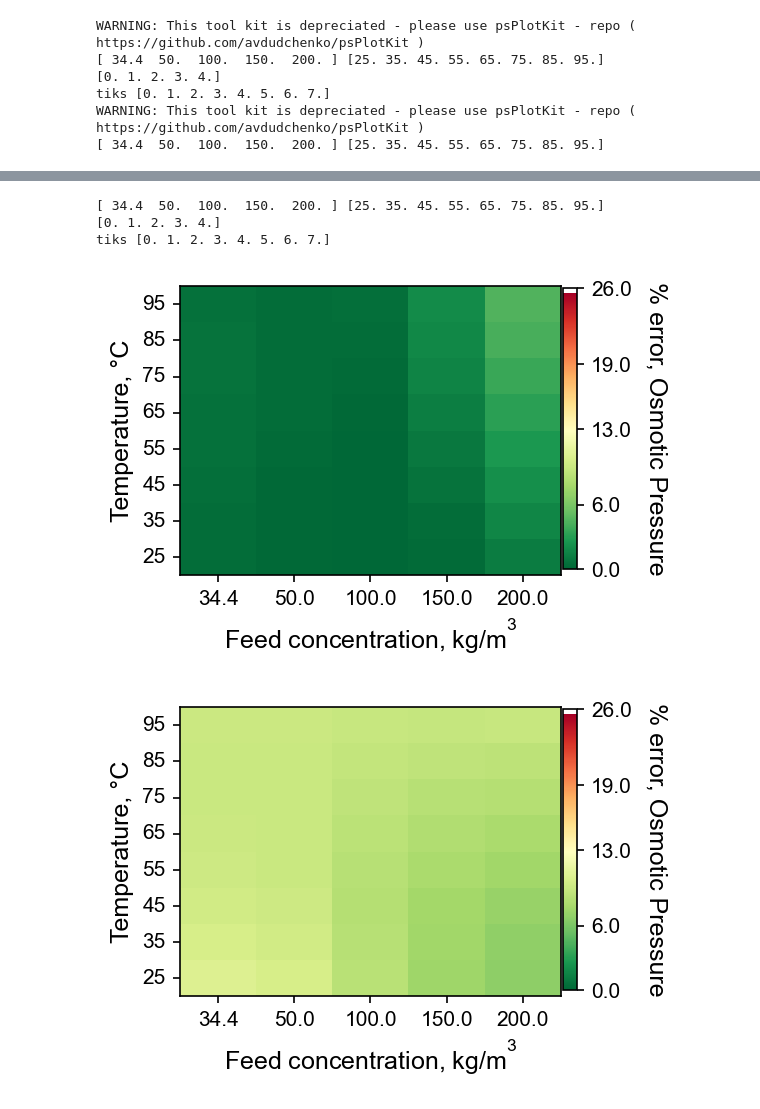
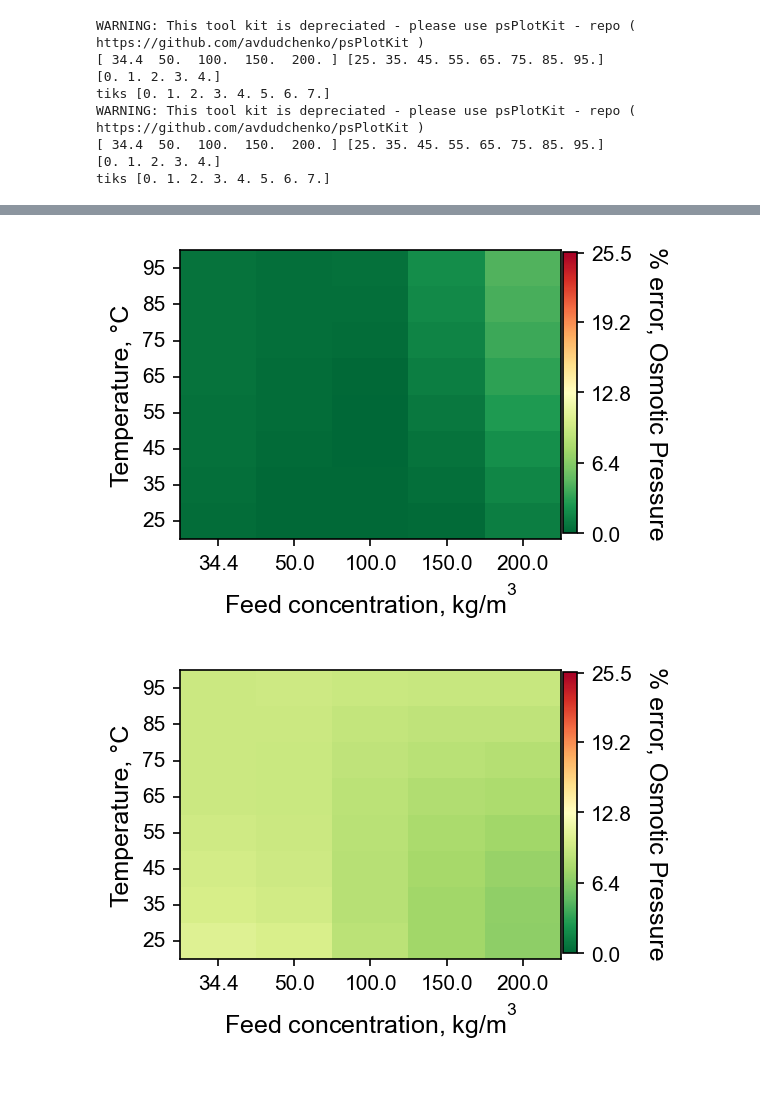
Before and after one commit to savannahsakhai/watertap, a Jupyter notebook: watertap/flowsheets/property_analysis/property_colormaps.ipynb, the cells around one changed output, grey strips where cells are left out. Drawn from its saved outputs; the diff is of its cells as text; code cells hidden in the pictures; blank space fills up the shorter version.

```diff
--- a/watertap/flowsheets/property_analysis/property_colormaps.ipynb
+++ b/watertap/flowsheets/property_analysis/property_colormaps.ipynb
@@ -15,7 +23,7 @@ data_property_seawater = pd.read_csv(r'C:\Users\sss0031\Documents\GitHub\waterta
 data_property_nacl = pd.read_csv(r'C:\Users\sss0031\Documents\GitHub\watertap\watertap\flowsheets\property_analysis\data_property_nacl.csv')
 data_property_simple = pd.read_csv(r'C:\Users\sss0031\Documents\GitHub\watertap\watertap\flowsheets\property_analysis\data_property_simple.csv')
 data_property_reatoro_RO = pd.read_csv(r'C:\Users\sss0031\Documents\GitHub\watertap\watertap\flowsheets\property_analysis\data_property_RO_reaktoro.csv')
-data_property_reatoro_MVC = pd.read_csv(r'C:\Users\sss0031\Documents\GitHub\watertap\watertap\flowsheets\property_analysis\data_property_MVC_reaktoro_interpolated.csv')
+data_property_reatoro_MVC = pd.read_csv(r'C:\Users\sss0031\Documents\GitHub\watertap\watertap\flowsheets\property_analysis\data_property_MVC_reaktoro.csv')
 # Feed TDS,Temperature,Enthalpy,Vap Pressure,Osmotic Pressure,Density
 # %%
 # find errors and create dataframe
@@ -215,10 +228,43 @@ def colormap_prop_error(data, error_data, xticks, yticks, z_format=0, i = "Osmot
         ylabel="Temperature, °C",
     )
     figure.save_fig(name=file_name)
+# %%
+def colormap_prop_error(data, error_data, xticks, yticks, z_format=0, i = "Osmotic Pressure", file_name="file"):
+    # vmin = np.min([np.min(error_sea[i]), np.min(error_nacl[i]), np.min(error_simple[i])])
+    vmin = 0
+    vmax = np.max([np.max(error_sea[i]), np.max(error_nacl[i]), np.max(error_simple[i])])
+    if vmax > 30:
+        vmax = np.max([np.max(error_sea[i]), np.max(error_nacl[i])])
+        if vmax < 10:
+            vmax = 10
+    zticks = np.linspace(vmin, vmax, 5)
+    zticks = np.around(zticks, decimals=z_format)
+    figure = fig_generator.figureGenerator()
+    figure.init_figure(width=3.5, height=2.5)
+    figure.colorMaps["color_map"] = cm.get_cmap("RdYlGn_r") #matplotlib.colormaps.get_cmap(color)
+    figure.plot_map(
+        xdata=x_plot,
+        ydata=data["Temperature"] - 273.15,
+        zdata=error_data[i],
+        text=False,
+        build_map=True,
+        vmin=vmin,
+        vmax=vmax,
+    )
+    figure.add_colorbar(zticks=zticks, zformat=1, zlabel="% error, " + i)
+    figure.set_axis_ticklabels(
+        xticklabels=xticks,
+        yticklabels=yticks,
+        xformat=1,
+        yformat=0,
+        xlabel="Feed concentration, kg/m$^{3}$",
+        ylabel="Temperature, °C",
+    )
+    figure.save_fig(name=file_name)
 # %%
-colormap_prop_error(data_property_seawater, error_sea, xticks, yticks, 0, "Osmotic Pressure", "plot_sea_Osm_P")
-colormap_prop_error(data_property_nacl, error_nacl, xticks, yticks, 0, "Osmotic Pressure", "plot_nacl_Osm_P")
-colormap_prop_error(data_property_simple, error_simple, xticks, yticks, 0, "Osmotic Pressure", "plot_simple_Osm_P")
+colormap_prop_error(data_property_seawater, error_sea, xticks, yticks, 1, "Osmotic Pressure", "plot_sea_Osm_P")
+colormap_prop_error(data_property_nacl, error_nacl, xticks, yticks, 1, "Osmotic Pressure", "plot_nacl_Osm_P")
+colormap_prop_error(data_property_simple, error_simple, xticks, yticks, 1, "Osmotic Pressure", "plot_simple_Osm_P")
 # %% [output]
 WARNING: This tool kit is depreciated - please use psPlotKit - repo ( https://github.com/avdudchenko/psPlotKit )
 [ 34.4  50.  100.  150.  200. ] [25. 35. 45. 55. 65. 75. 85. 95.]
@@ -226,3 +272,5 @@ WARNING: This tool kit is depreciated - please use psPlotKit - repo ( https://gi
 tiks [0. 1. 2. 3. 4. 5. 6. 7.]
 WARNING: This tool kit is depreciated - please use psPlotKit - repo ( https://github.com/avdudchenko/psPlotKit )
 [ 34.4  50.  100.  150.  200. ] [25. 35. 45. 55. 65. 75. 85. 95.]
+[0. 1. 2. 3. 4.]
+tiks [0. 1. 2. 3. 4. 5. 6. 7.]
@@ -232,5 +281,2 @@ WARNING: This tool kit is depreciated - please use psPlotKit - repo ( https://gi
-[ 34.4  50.  100.  150.  200. ] [25. 35. 45. 55. 65. 75. 85. 95.]
-[0. 1. 2. 3. 4.]
-tiks [0. 1. 2. 3. 4. 5. 6. 7.]
-[figure, old version]
+[figure, new version]
-[figure, old version]
+[figure, new version]
```
Also changed, not shown: parts of 7 cells of this notebook, 36 other files.
